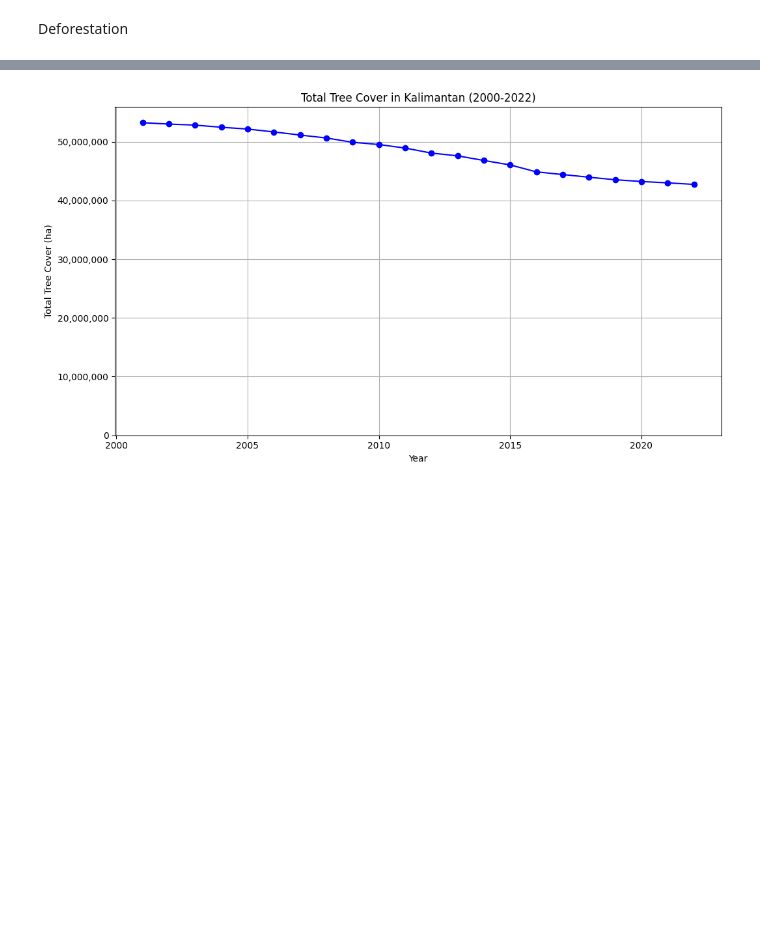
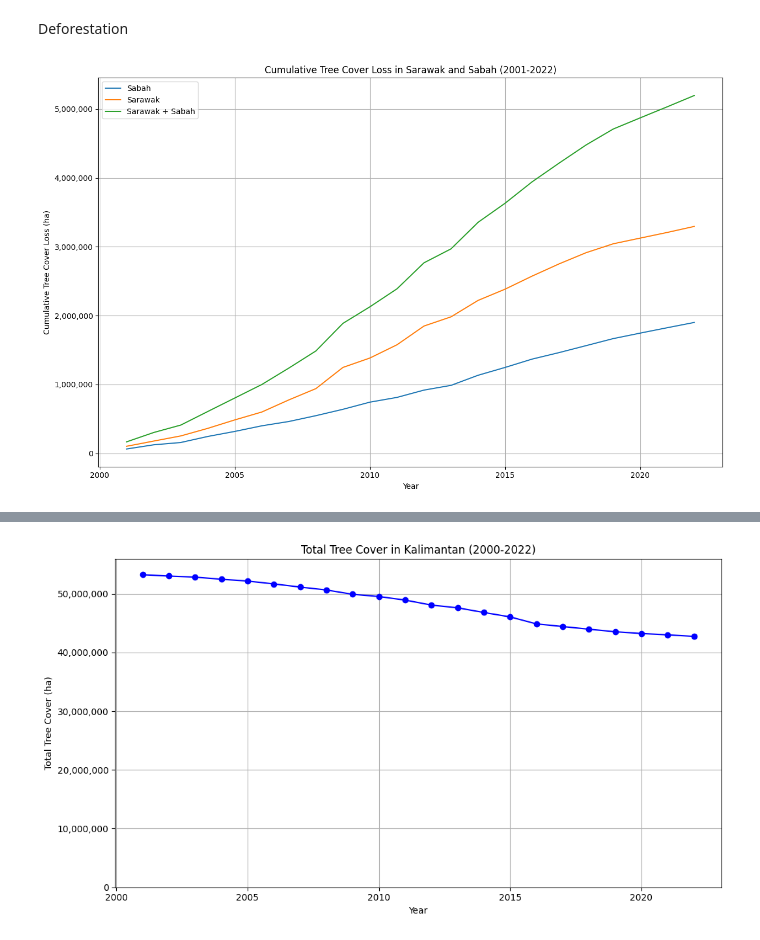
Before and after one commit to JorenMel/InfVis, a Jupyter notebook: visualisaties.ipynb, the cells around one changed output, grey strips where cells are left out. Drawn from its saved outputs; the diff is of its cells as text; code cells hidden in the pictures; blank space fills up the shorter version.

```diff
--- a/visualisaties.ipynb
+++ b/visualisaties.ipynb
@@ -8,6 +8,81 @@ import plotly as py
 import matplotlib.pyplot as plt
 # %% [markdown]
 Deforestation
+# %%
+import pandas as pd
+import matplotlib.pyplot as plt
+
+# Load the dataset
+df = pd.read_csv('Datasets/Deforestation/Subnational 1 tree cover loss.csv')
+
+# Define the years to plot
+years = [f'tc_loss_ha_{year}' for year in range(2001, 2023)]
+
+# List of provinces in Kalimantan (this is East Malaysia, not Kalimantan)
+provinces = ['Sarawak', 'Sabah',]
+
+plt.figure(figsize=(12, 8))
+
+# province_df = df[(df['subnational1'].isin(provinces)) & (df['threshold'] == 0)]
+# columns_to_keep = ['subnational1'] + years
+# province_df = province_df[columns_to_keep]
+# province_df_long = province_df.melt(id_vars='subnational1', var_name='year', value_name='tc_loss_ha')
+# province_df_long['year'] = province_df_long['year'].str.extract(r'(\d+)').astype(int)
+# province_df_long['cumulative_tc_loss_ha'] = province_df_long['tc_loss_ha'].cumsum()
+# province_df_long = province_df_long.sort_values(by='year')
+
+province_dfs = dict.fromkeys(provinces)
+
+# Loop through each province
+for province in provinces:
+    # Filter the DataFrame for the current province and threshold == 0
+    province_dfs[province] = df[(df['subnational1'] == province) & (df['threshold'] == 0)]
+
+    # Keep only relevant columns
+    columns_to_keep = ['subnational1'] + years
+    province_dfs[province] = province_dfs[province][columns_to_keep]
+
+    # Melt the DataFrame to long format
+    province_dfs[province] = province_dfs[province].melt(id_vars='subnational1', var_name='year', value_name='tc_loss_ha')
+
+    # Extract year from the column name and convert to integer
+    province_dfs[province]['year'] = province_dfs[province]['year'].str.extract(r'(\d+)').astype(int)
+
+    # Sort the DataFrame by year
+    province_dfs[province] = province_dfs[province].sort_values(by='year')
+
+    # Calculate cumulative tree loss
+    province_dfs[province]['cumulative_tc_loss_ha'] = province_dfs[province]['tc_loss_ha'].cumsum()
+
+    # Plot the cumulative tree loss for the current province
+    # plt.plot(province_dfs[province]['year'], province_dfs[province]['cumulative_tc_loss_ha'], marker='o', label=province)
+
+# Combine Sarawak and Sabah into East Malaysia
+province_dfs['East Malaysia'] = pd.DataFrame()
+province_dfs['East Malaysia']['year'] = province_dfs['Sabah']['year']
+province_dfs['East Malaysia'].insert(0,'subnational1', 'Sarawak + Sabah')
+province_dfs['East Malaysia']['tc_loss_ha'] = province_dfs['Sarawak']['tc_loss_ha'] + province_dfs['Sabah']['tc_loss_ha']
+province_dfs['East Malaysia']['cumulative_tc_loss_ha'] = province_dfs['Sarawak']['cumulative_tc_loss_ha'] + province_dfs['Sabah']['cumulative_tc_loss_ha']
+# plt.plot(province_dfs['East Malaysia']['year'], province_dfs['East Malaysia']['cumulative_tc_loss_ha'], marker='o', label='East Malaysia')
+
+combined_df = pd.concat(province_dfs.values()).reset_index(drop=True)
+combined_df.set_index('year', inplace=True)
+combined_df.groupby('subnational1')['cumulative_tc_loss_ha'].plot()
+
+# Plot settings
+plt.title('Cumulative Tree Cover Loss in Sarawak and Sabah (2001-2022)')
+plt.xlabel('Year')
+plt.ylabel('Cumulative Tree Cover Loss (ha)')
+plt.legend()
+plt.grid(True)
+plt.tight_layout()
+
+# Set the y-axis to display numbers in plain format
+plt.gca().yaxis.set_major_formatter(plt.FuncFormatter(lambda x, _: f'{int(x):,}'))
+
+plt.show()
+# %% [output]
+[figure, added]
 # %%
 import pandas as pd
 import matplotlib.pyplot as plt
```
Also changed, not shown: parts of 2 cells of this notebook.
